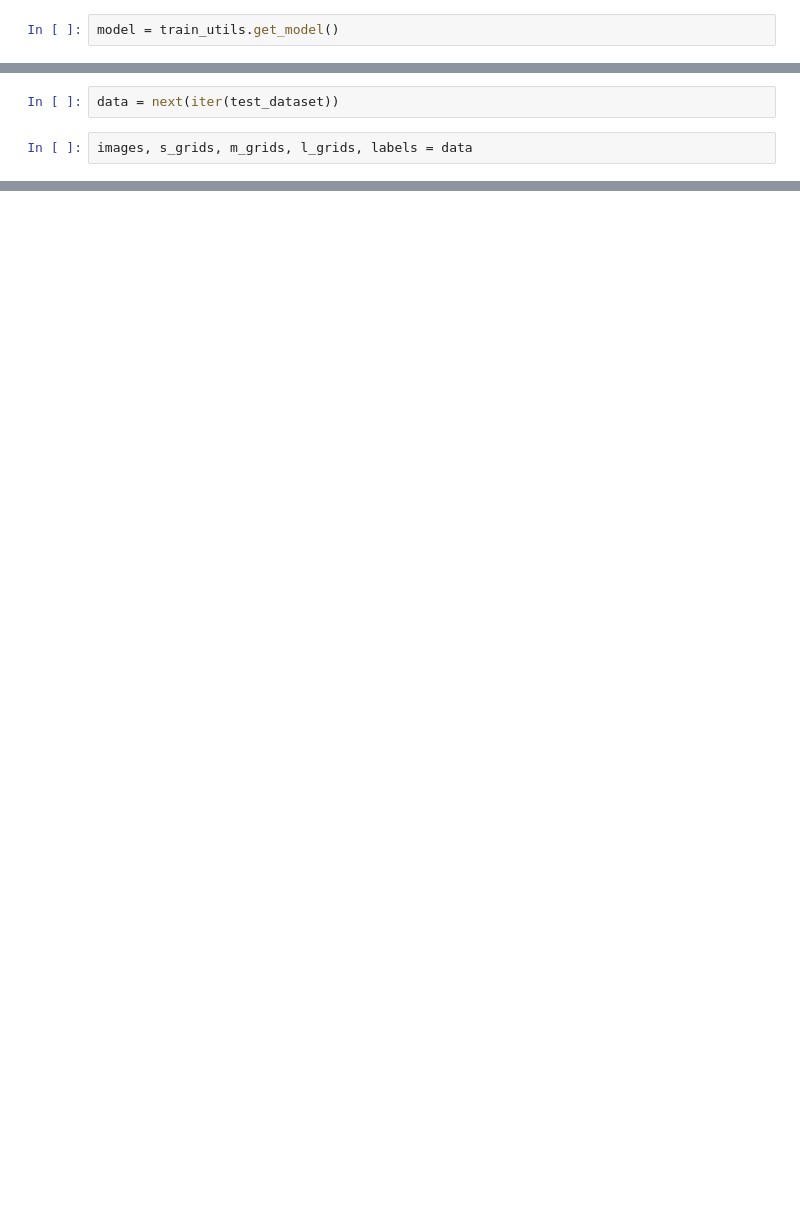
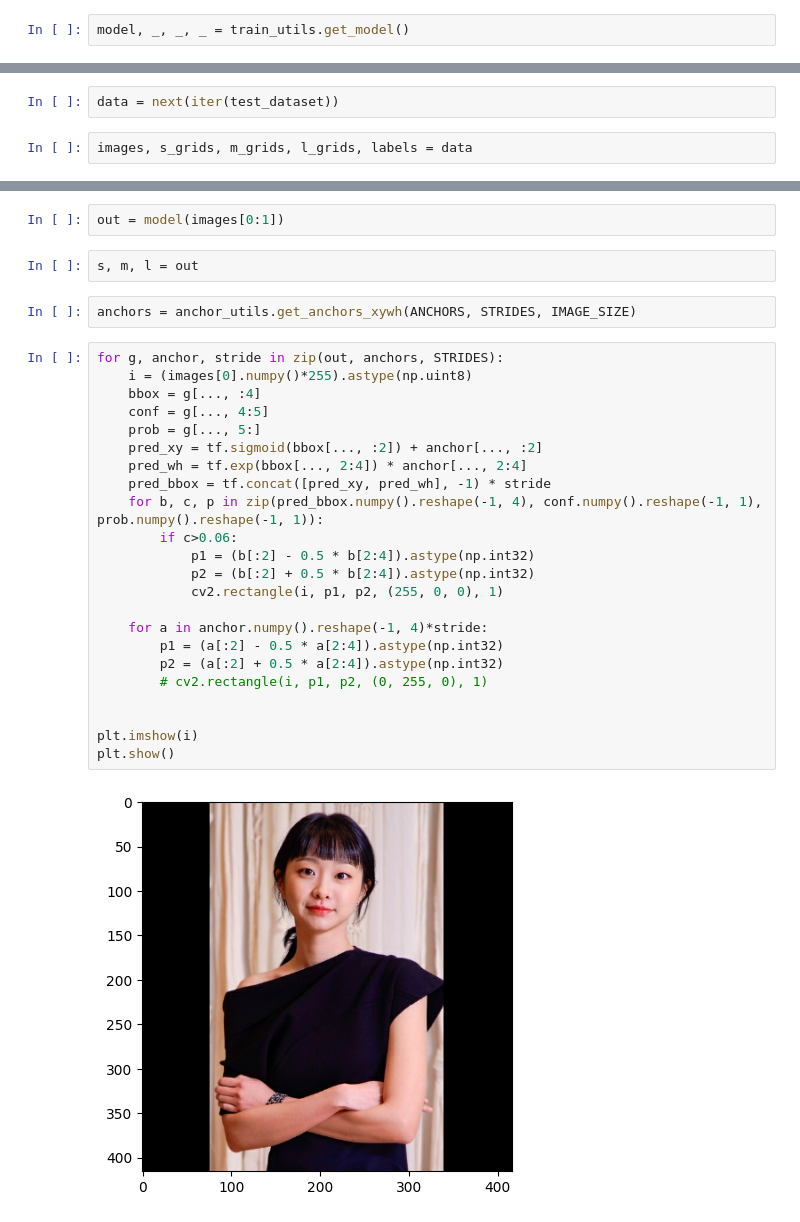
Before and after one commit to kongbuhaja/YOLO_v4, a Jupyter notebook: test_home.ipynb, the cells around one changed output, grey strips where cells are left out. Cells and saved outputs as stored; diff of their text form; blank space fills up the shorter version.

```diff
--- a/test_home.ipynb
+++ b/test_home.ipynb
@@ -8,3 +23,3 @@ import numpy as np
 # %%
-model = train_utils.get_model()
+model, _, _, _ = train_utils.get_model()
 # %% [output]
@@ -93,0 +83,31 @@ plt.show()
+# %%
+out = model(images[0:1])
+# %%
+s, m, l = out
+# %%
+anchors = anchor_utils.get_anchors_xywh(ANCHORS, STRIDES, IMAGE_SIZE)
+# %%
+for g, anchor, stride in zip(out, anchors, STRIDES):
+    i = (images[0].numpy()*255).astype(np.uint8)
+    bbox = g[..., :4]
+    conf = g[..., 4:5]
+    prob = g[..., 5:]
+    pred_xy = tf.sigmoid(bbox[..., :2]) + anchor[..., :2]
+    pred_wh = tf.exp(bbox[..., 2:4]) * anchor[..., 2:4]
+    pred_bbox = tf.concat([pred_xy, pred_wh], -1) * stride
+    for b, c, p in zip(pred_bbox.numpy().reshape(-1, 4), conf.numpy().reshape(-1, 1), prob.numpy().reshape(-1, 1)):
+        if c>0.06:
+            p1 = (b[:2] - 0.5 * b[2:4]).astype(np.int32)
+            p2 = (b[:2] + 0.5 * b[2:4]).astype(np.int32)
+            cv2.rectangle(i, p1, p2, (255, 0, 0), 1)
+
+    for a in anchor.numpy().reshape(-1, 4)*stride:
+        p1 = (a[:2] - 0.5 * a[2:4]).astype(np.int32)
+        p2 = (a[:2] + 0.5 * a[2:4]).astype(np.int32)
+        # cv2.rectangle(i, p1, p2, (0, 255, 0), 1)
+
+
+plt.imshow(i)
+plt.show()
+# %% [output]
+[figure, added]
```
Also changed, not shown: parts of 8 cells of this notebook, 3 other files.
